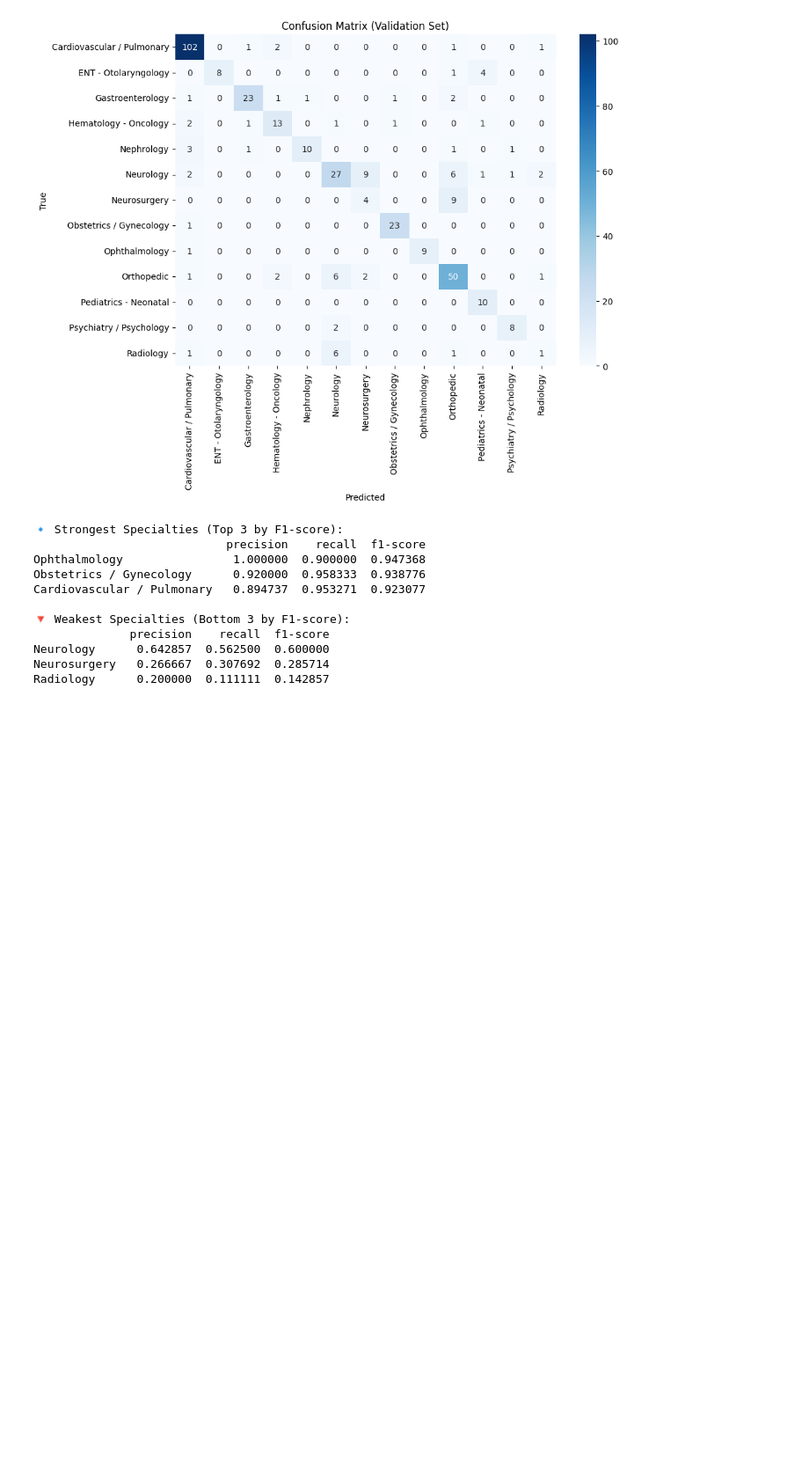
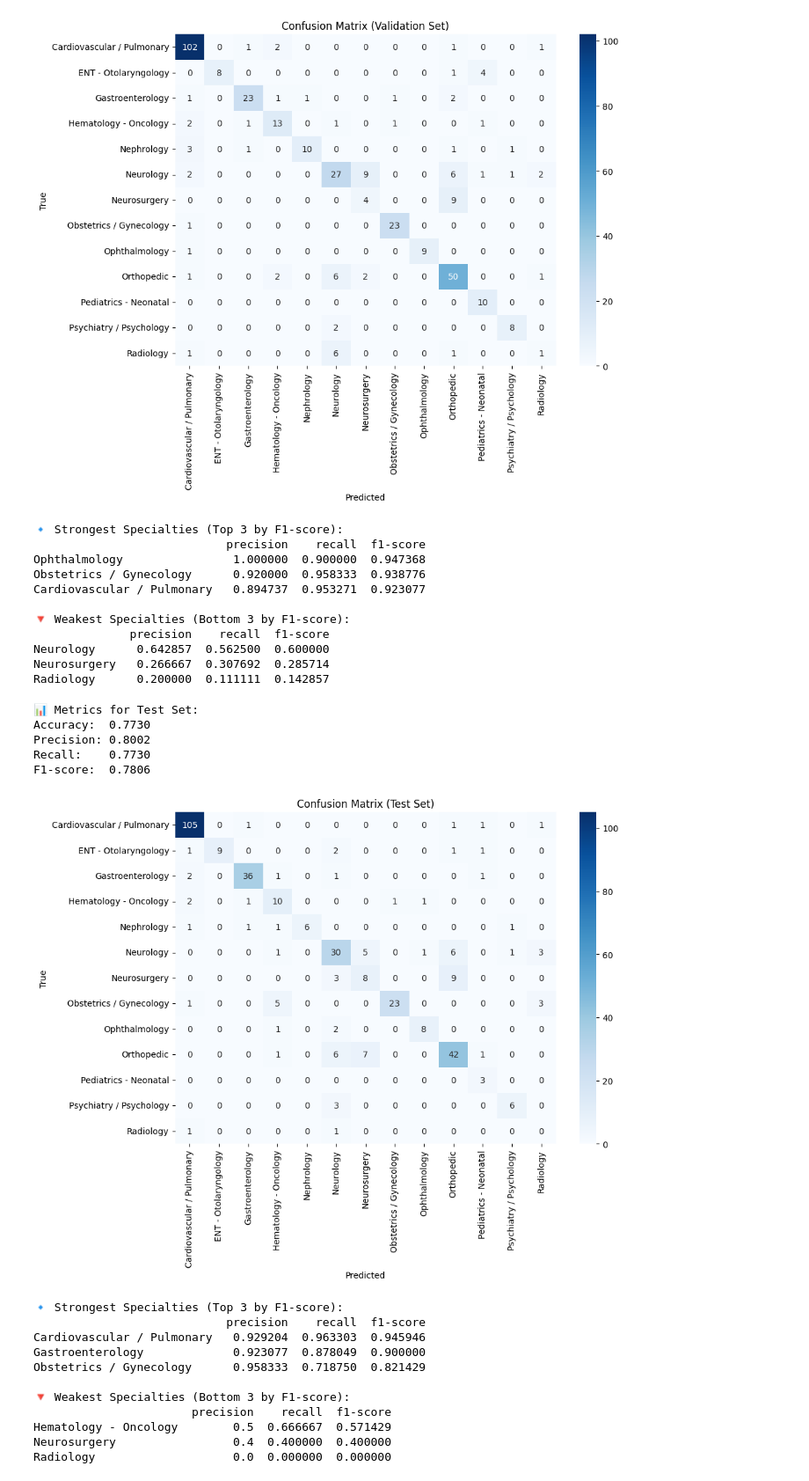
Before and after one commit to senumiminodya/axora-medarchive-solution, a Jupyter notebook: classification_modeling.ipynb, the cells around one changed output. Shown at 88% size. Cells and saved outputs as stored; diff of their text form; code cells hidden in the pictures; blank space fills up the shorter version.

```diff
--- a/classification_modeling.ipynb
+++ b/classification_modeling.ipynb
@@ -193,3 +193,27 @@ Cardiovascular / Pulmonary   0.894737  0.953271  0.923077
 Neurology      0.642857  0.562500  0.600000
 Neurosurgery   0.266667  0.307692  0.285714
 Radiology      0.200000  0.111111  0.142857
+# %%
+y_pred_test = best_model.predict(X_test_vec)
+
+evaluate_metrics(y_test, y_pred_test, "Test Set")
+plot_confusion_matrix(y_test, y_pred_test, "Confusion Matrix (Test Set)")
+results_test = analyze_class_performance(y_test, y_pred_test, sorted(set(y_train)))
+# %% [output]
+📊 Metrics for Test Set:
+Accuracy:  0.7730
+Precision: 0.8002
+Recall:    0.7730
+F1-score:  0.7806
+[figure, added]
+🔹 Strongest Specialties (Top 3 by F1-score):
+                            precision    recall  f1-score
+Cardiovascular / Pulmonary   0.929204  0.963303  0.945946
+Gastroenterology             0.923077  0.878049  0.900000
+Obstetrics / Gynecology      0.958333  0.718750  0.821429
+
+🔻 Weakest Specialties (Bottom 3 by F1-score):
+                       precision    recall  f1-score
+Hematology - Oncology        0.5  0.666667  0.571429
+Neurosurgery                 0.4  0.400000  0.400000
+Radiology                    0.0  0.000000  0.000000
```
